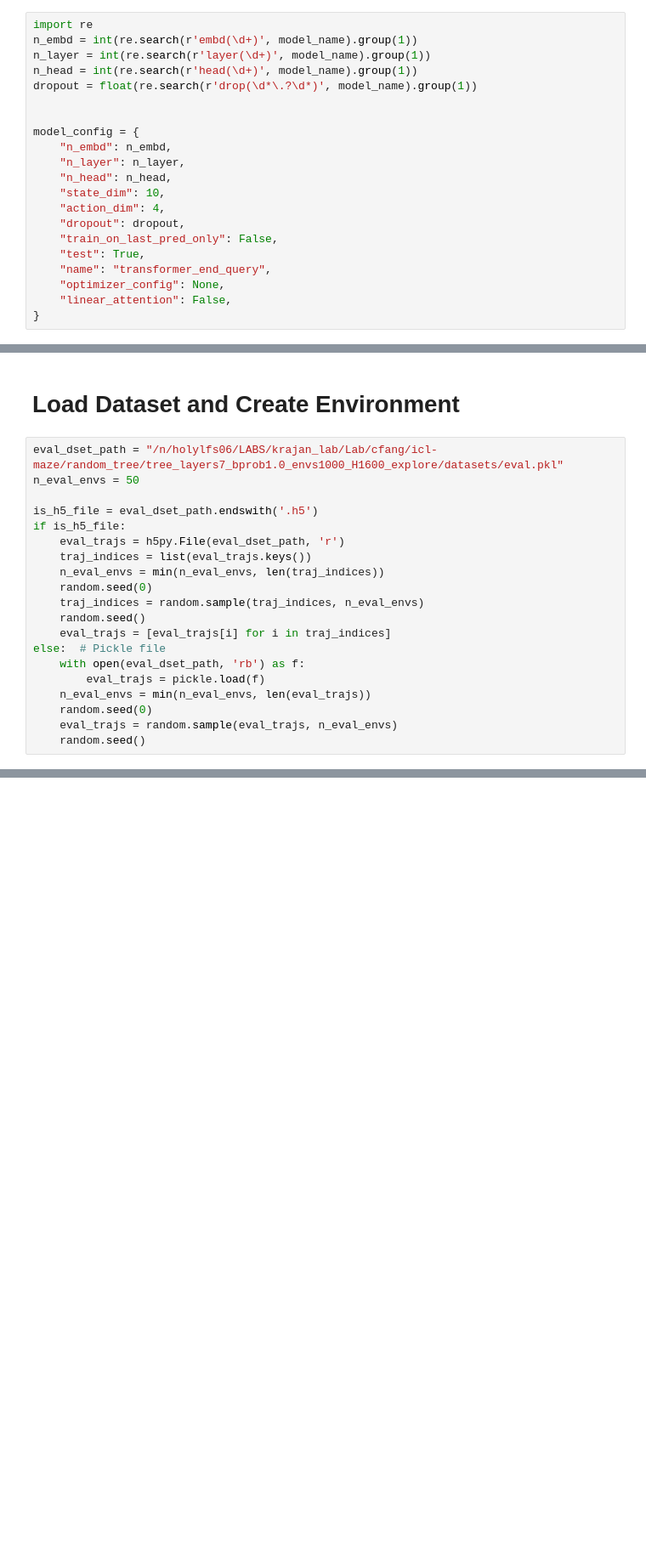
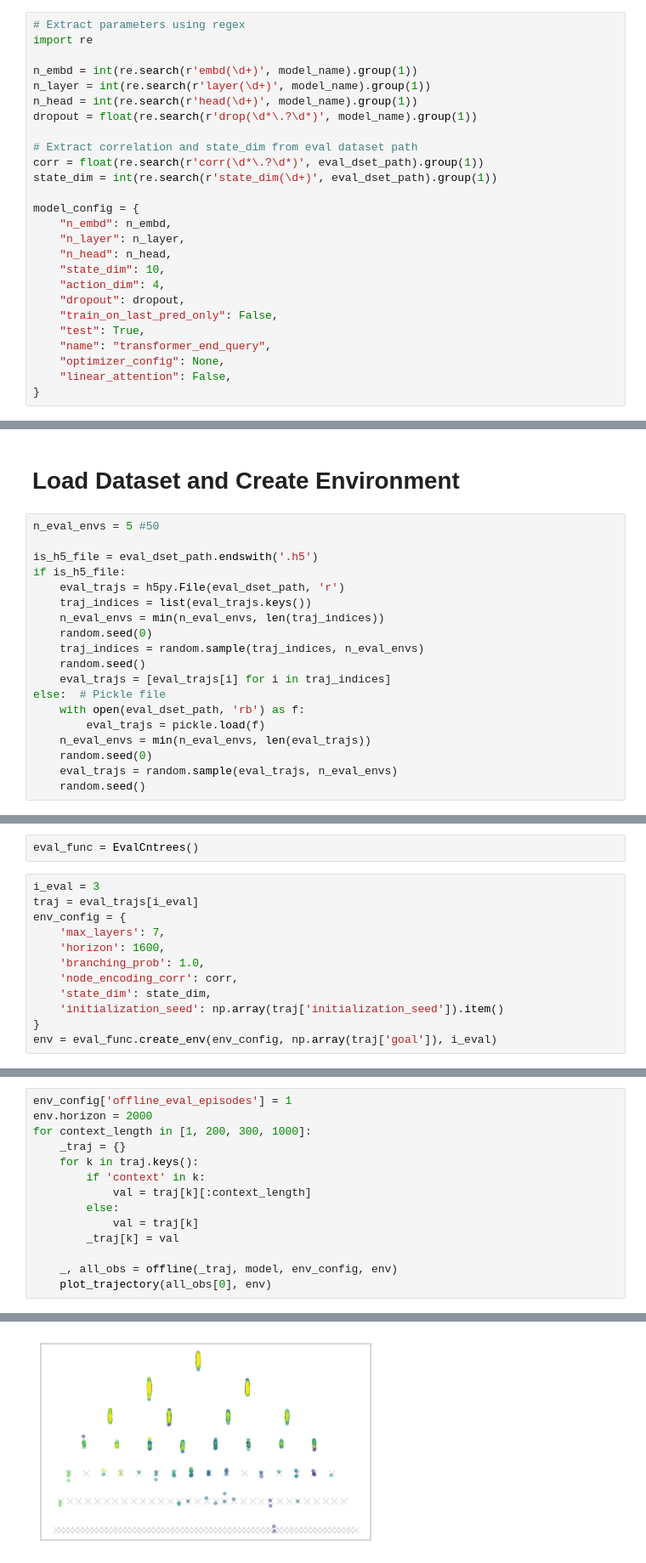
Before and after one commit to chingf/icl-maze, a Jupyter notebook: notebooks/01_plot_trajectories.ipynb, the cells around one changed output, grey strips where cells are left out. Shown at 85% size. Cells and saved outputs as stored; diff of their text form; blank space fills up the shorter version.

```diff
--- a/notebooks/01_plot_trajectories.ipynb
+++ b/notebooks/01_plot_trajectories.ipynb
@@ -27,10 +35,15 @@ path_to_pkl = os.path.join(model_path, ckpt_name)
 # %%
+# Extract parameters using regex
 import re
+
 n_embd = int(re.search(r'embd(\d+)', model_name).group(1))
 n_layer = int(re.search(r'layer(\d+)', model_name).group(1))
 n_head = int(re.search(r'head(\d+)', model_name).group(1))
 dropout = float(re.search(r'drop(\d*\.?\d*)', model_name).group(1))
 
+# Extract correlation and state_dim from eval dataset path
+corr = float(re.search(r'corr(\d*\.?\d*)', eval_dset_path).group(1))
+state_dim = int(re.search(r'state_dim(\d+)', eval_dset_path).group(1))
 
 model_config = {
     "n_embd": n_embd,
@@ -55,8 +68,7 @@ model = model.to('cuda')
 # %% [markdown]
 # Load Dataset and Create Environment
 # %%
-eval_dset_path = "/n/holylfs06/LABS/krajan_lab/Lab/cfang/icl-maze/random_tree/tree_layers7_bprob1.0_envs1000_H1600_explore/datasets/eval.pkl"
-n_eval_envs = 50
+n_eval_envs = 5 #50
 
 is_h5_file = eval_dset_path.endswith('.h5')
 if is_h5_file:
@@ -142,0 +89,14 @@ Greedy returns: [  0. 393.   0. 391.   0.]
+# %%
+eval_func = EvalCntrees()
+# %%
+i_eval = 3
+traj = eval_trajs[i_eval]
+env_config = {
+    'max_layers': 7,
+    'horizon': 1600,
+    'branching_prob': 1.0,
+    'node_encoding_corr': corr,
+    'state_dim': state_dim,
+    'initialization_seed': np.array(traj['initialization_seed']).item()
+}
+env = eval_func.create_env(env_config, np.array(traj['goal']), i_eval)
@@ -142,0 +220,15 @@ Greedy returns: [  0. 393.   0. 391.   0.]
+# %%
+env_config['offline_eval_episodes'] = 1
+env.horizon = 2000
+for context_length in [1, 200, 300, 1000]:
+    _traj = {}
+    for k in traj.keys():
+        if 'context' in k:
+            val = traj[k][:context_length]
+        else:
+            val = traj[k]
+        _traj[k] = val
+
+    _, all_obs = offline(_traj, model, env_config, env)
+    plot_trajectory(all_obs[0], env)
+# %% [output]
@@ -142,0 +240 @@ Greedy returns: [  0. 393.   0. 391.   0.]
+[figure, added]
```
Also changed, not shown: parts of 7 cells of this notebook, 5 other files.
